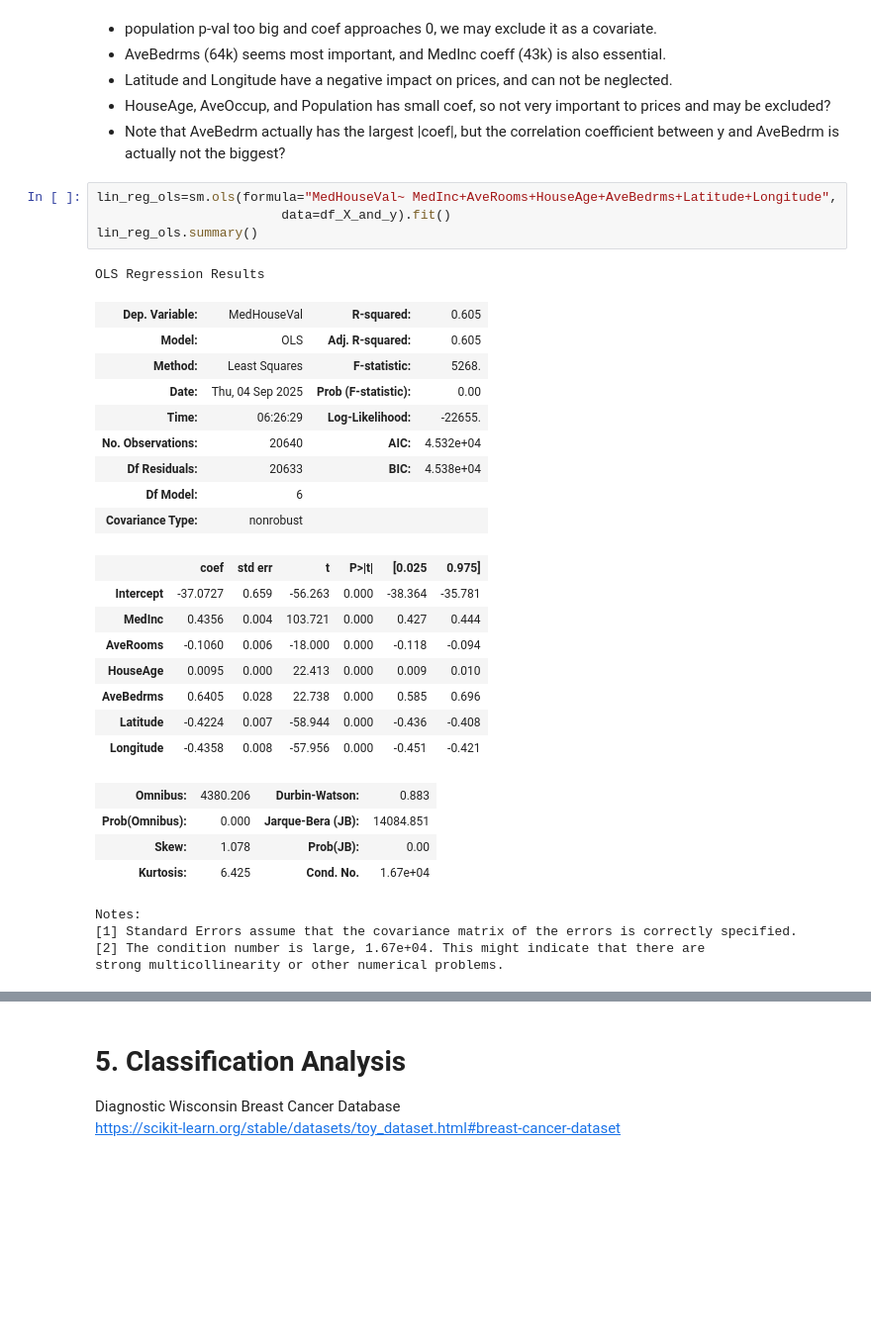
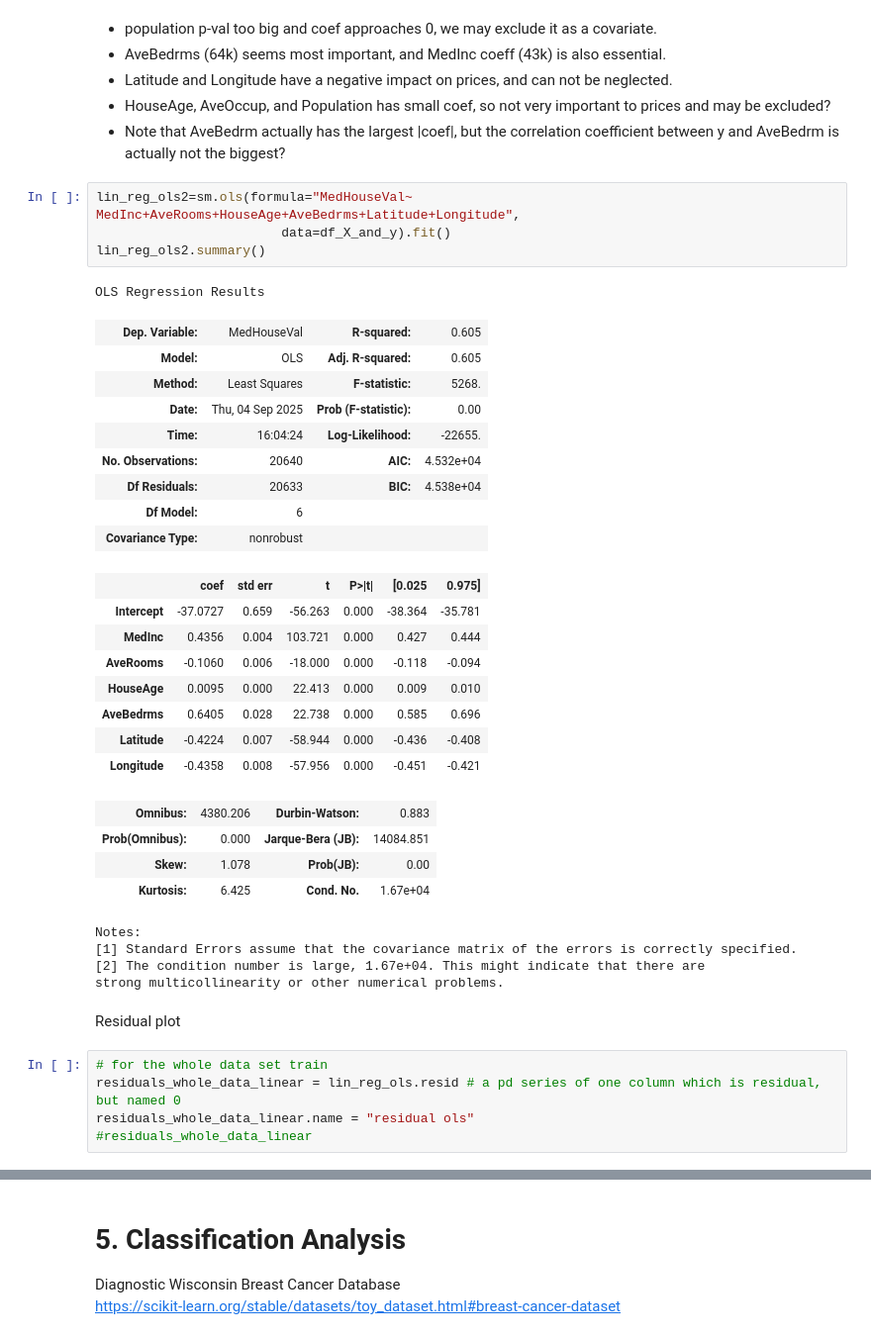
Before and after one commit to Yuyang-Yao/Math_-5750_Project1, a Jupyter notebook: project1.ipynb, the cells around one changed output, grey strips where cells are left out. Shown at 99% size. Cells and saved outputs as stored; diff of their text form; blank space fills up the shorter version.

```diff
--- a/project1.ipynb
+++ b/project1.ipynb
@@ -269,16 +274,16 @@ strong multicollinearity or other numerical problems.
 -  HouseAge, AveOccup, and Population has small coef, so not very important to prices and may be excluded?
 - Note that AveBedrm actually has the largest |coef|, but the correlation coefficient between y and AveBedrm is actually not the biggest?
 # %%
-lin_reg_ols=sm.ols(formula="MedHouseVal~ MedInc+AveRooms+HouseAge+AveBedrms+Latitude+Longitude",
+lin_reg_ols2=sm.ols(formula="MedHouseVal~ MedInc+AveRooms+HouseAge+AveBedrms+Latitude+Longitude",
                         data=df_X_and_y).fit()
-lin_reg_ols.summary()
+lin_reg_ols2.summary()
 # %% [output]
 OLS Regression Results
 | Dep. Variable: | MedHouseVal | R-squared: | 0.605 |
 | Model: | OLS | Adj. R-squared: | 0.605 |
 | Method: | Least Squares | F-statistic: | 5268. |
 | Date: | Thu, 04 Sep 2025 | Prob (F-statistic): | 0.00 |
-| Time: | 06:26:29 | Log-Likelihood: | -22655. |
+| Time: | 16:04:24 | Log-Likelihood: | -22655. |
 | No. Observations: | 20640 | AIC: | 4.532e+04 |
 | Df Residuals: | 20633 | BIC: | 4.538e+04 |
 | Df Model: | 6 |  |  |
@@ -299,3 +304,10 @@ Notes:
 [1] Standard Errors assume that the covariance matrix of the errors is correctly specified.
 [2] The condition number is large, 1.67e+04. This might indicate that there are
 strong multicollinearity or other numerical problems.
+# %% [markdown]
+Residual plot
+# %%
+# for the whole data set train
+residuals_whole_data_linear = lin_reg_ols.resid # a pd series of one column which is residual, but named 0
+residuals_whole_data_linear.name = "residual ols"
+#residuals_whole_data_linear
```
Also changed, not shown: parts of 13 cells of this notebook.
